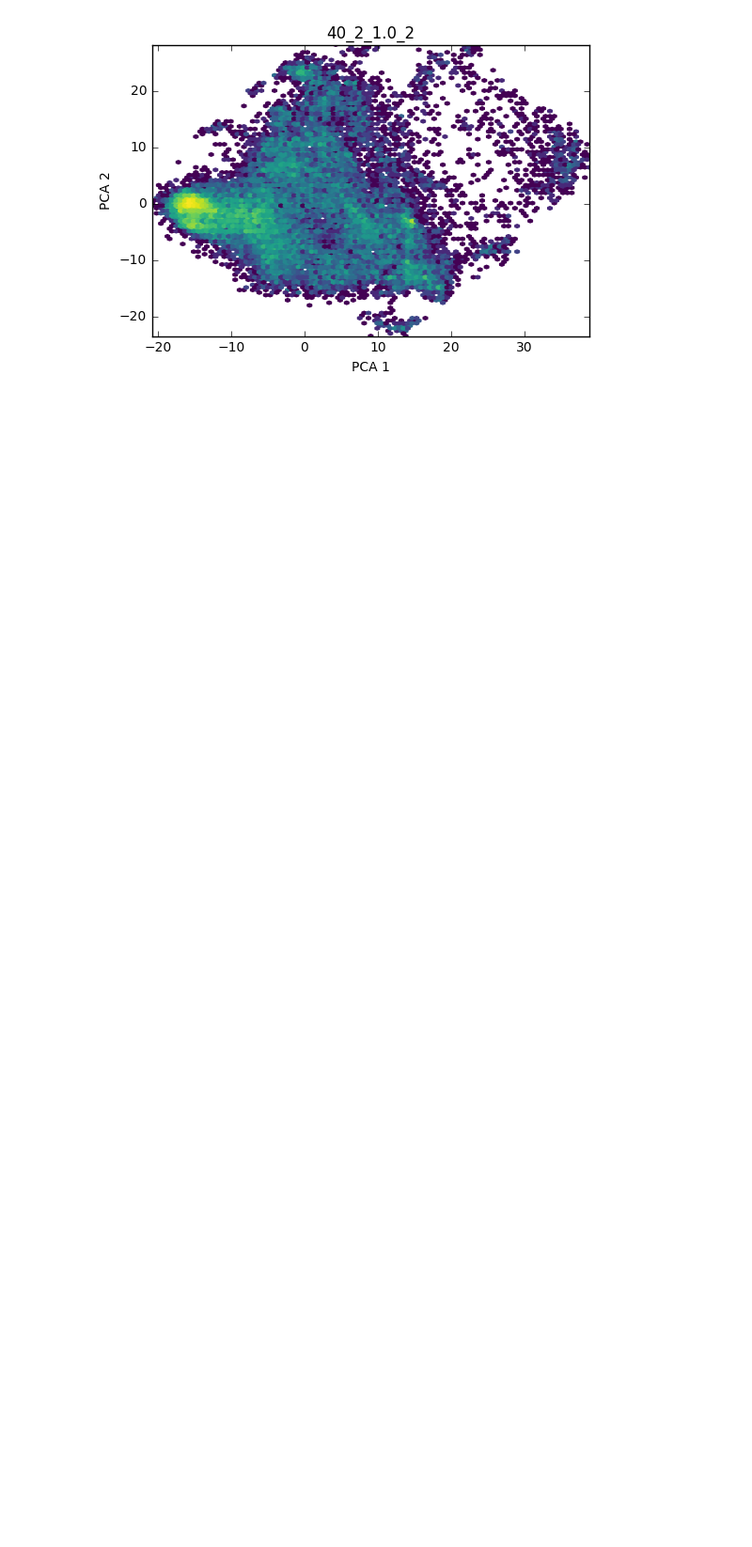
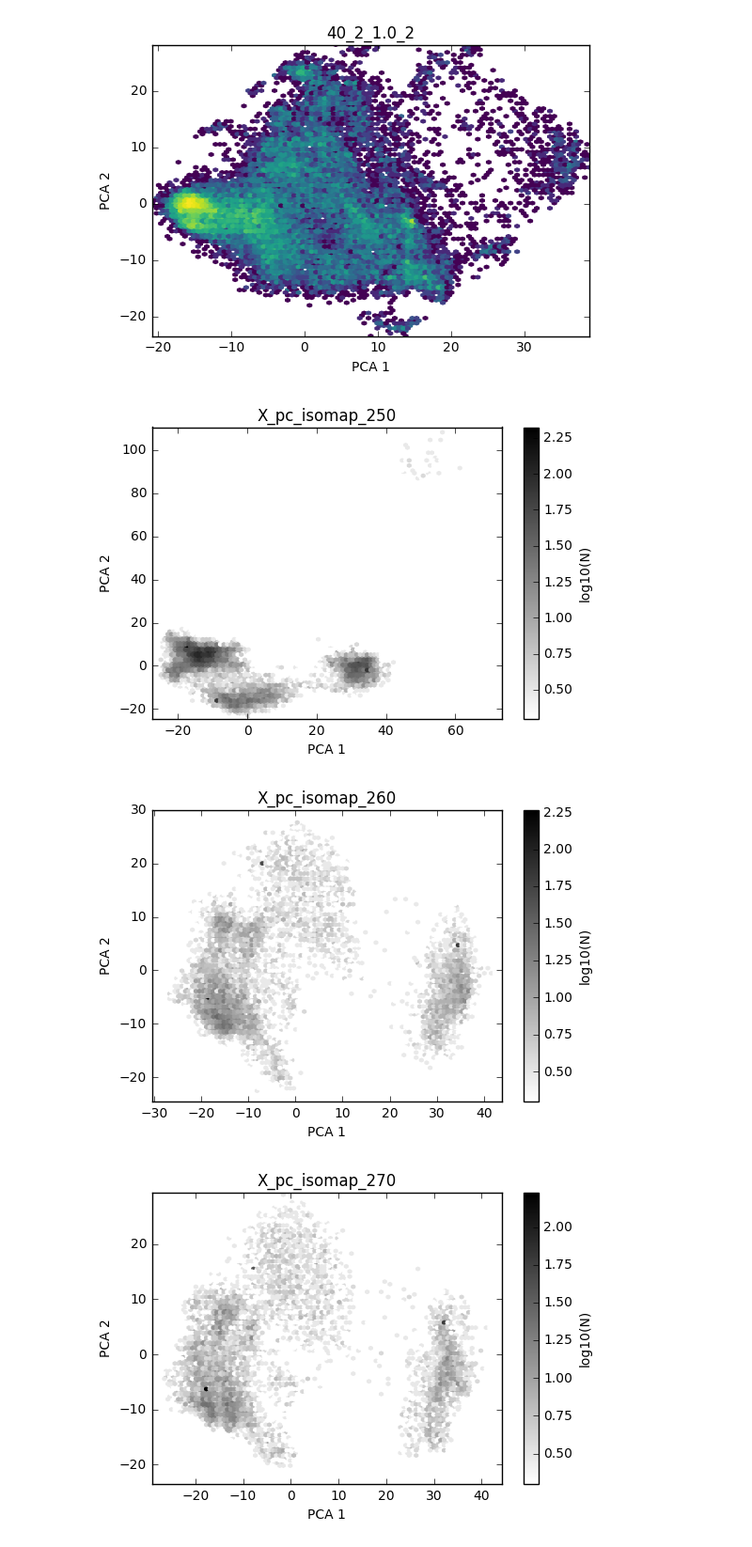
Before and after one commit to alenkran/Protein_Dynamics_TJ, a Jupyter notebook: MSM_Builder_Test/PCA Heatmap.ipynb, the cells around one changed output. Shown at 94% size. Saved outputs shown, nothing was run; the diff lists cells and outputs as text; code cells hidden in the pictures; blank space fills up the shorter version.

```diff
--- a/MSM_Builder_Test/PCA Heatmap.ipynb
+++ b/MSM_Builder_Test/PCA Heatmap.ipynb
@@ -18,3 +18,25 @@ for i, ID in enumerate(file_name):
 [figure]
 [figure]
 [figure]
+# %%
+# Load PCA coordinate from ISOMAP
+file_location = 'C:\\Users\\Christian\\Documents\\GitHub\\Protein_Dynamics_TJ\\MSM_Builder_Test\\PC_Data\\X_pc_isomap'
+parameter = '_50_10_'
+file_name = np.arange(250, 460, 10).astype(str)
+for i, ID in enumerate(file_name):
+    plt.figure(i)
+    pca = np.load(file_location + parameter + ID + '_4.dat')
+    try:
+        plt.hexbin(pca[:,0], pca[:,1], gridsize=100, bins='log', mincnt=1, cmap='gray_r')
+    except:
+        print "ID" + " failed"
+    plt.title('X_pc_isomap_'+ ID)
+    plt.xlabel('PCA 1')
+    plt.ylabel('PCA 2')
+    cb = plt.colorbar()
+    cb.set_label('log10(N)')
+    plt.savefig('X_pc_isomap_50_10_' + ID + '_4.png', bbox_inches='tight')
+# %% [output]
+[figure, added]
+[figure, added]
+[figure, added]
```
Also changed, not shown: parts of 2 cells of this notebook, 1 other file.
